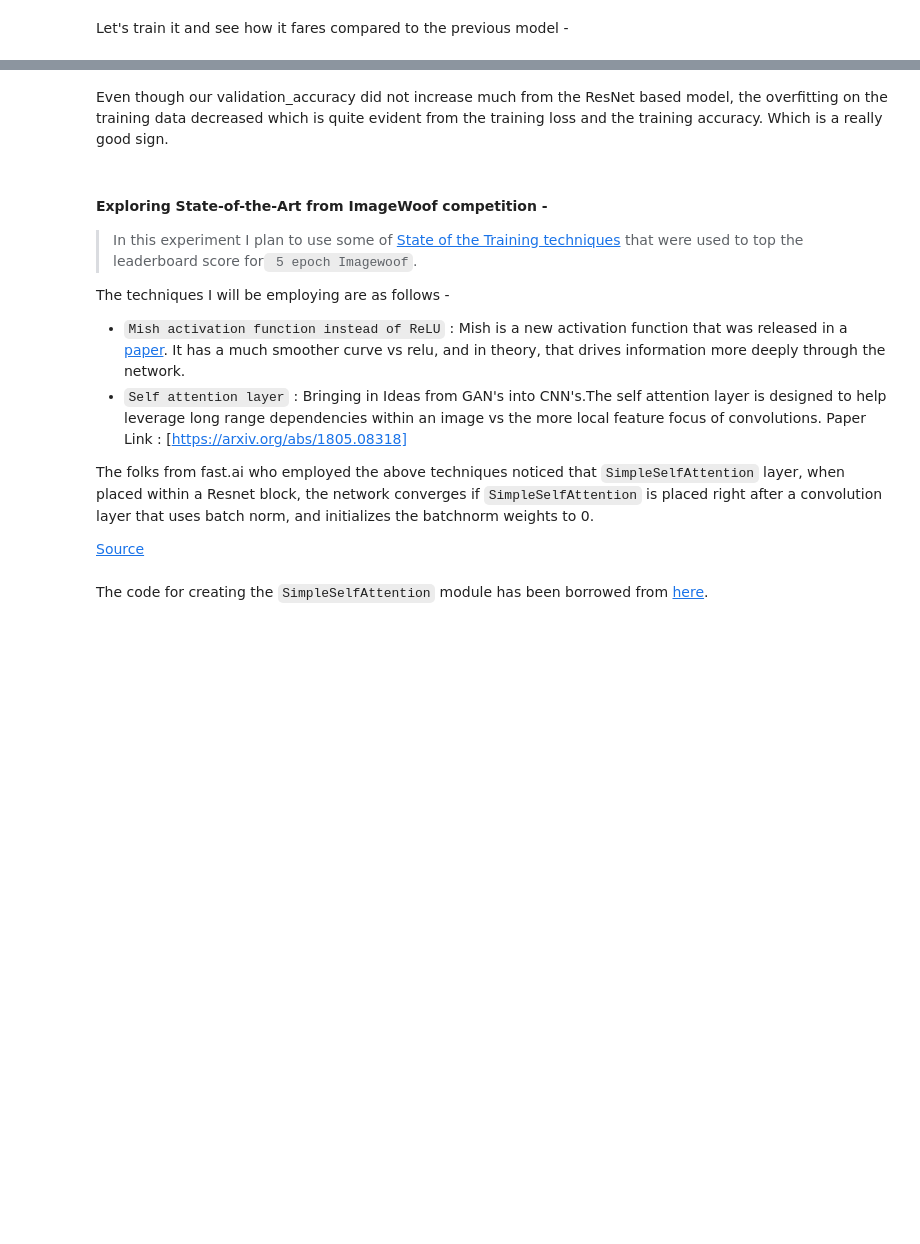
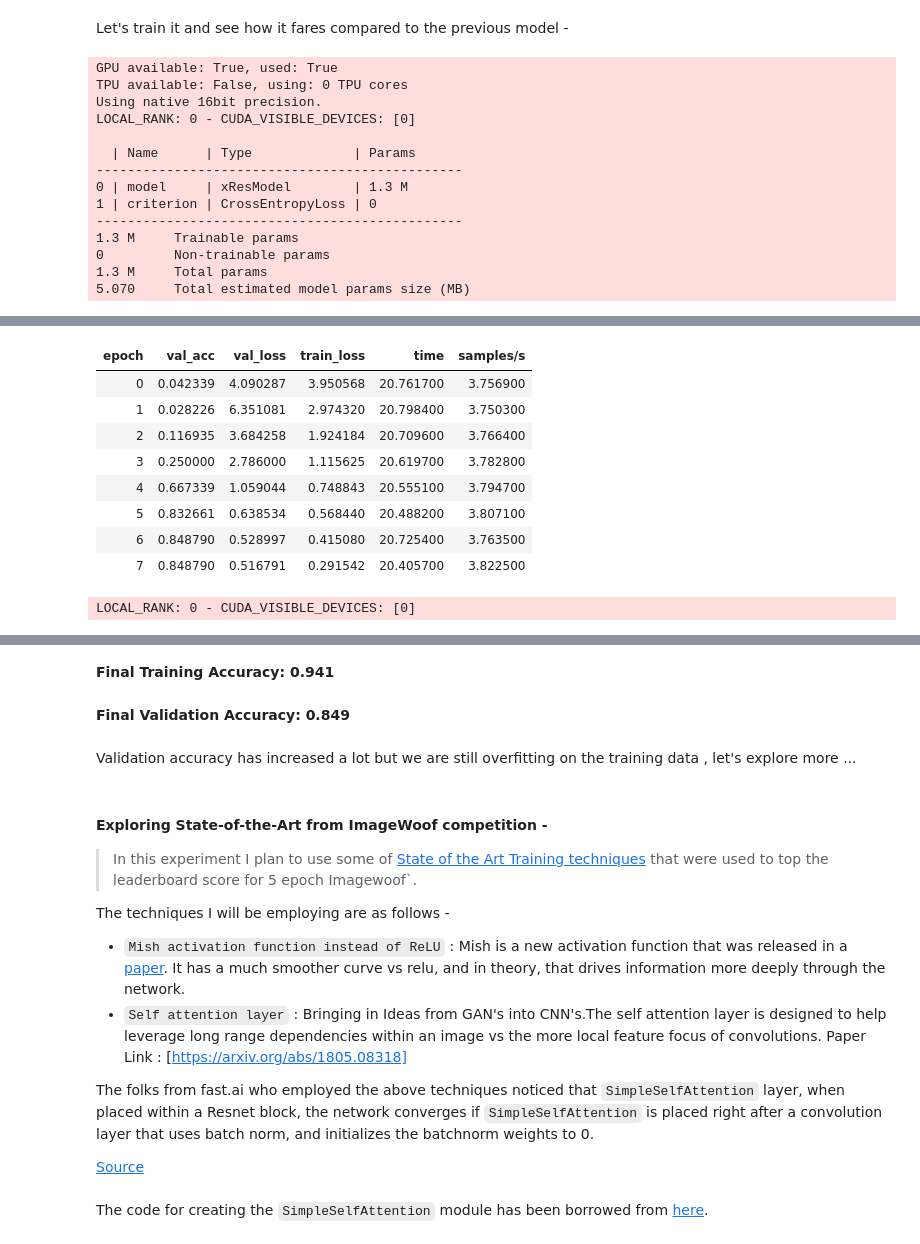
Before and after one commit to benihime91/midas-summer-internship-2021, a Jupyter notebook: midas_task_2_part_01.ipynb, the cells around one changed output, grey strips where cells are left out. Drawn from its saved outputs; the diff is of its cells as text; code cells hidden in the pictures; blank space fills up the shorter version.

```diff
--- a/midas_task_2_part_01.ipynb
+++ b/midas_task_2_part_01.ipynb
@@ -739,27 +758,20 @@ class xResModel(nn.Sequential):
             ConvBnDropBlock(in_chans=32, out_chans=32, kernel_size=3, stride=1, act_cls=act_cls, bias=False, use_bn=False),
             ConvBnDropBlock(in_chans=32, out_chans=64, kernel_size=3, stride=1, act_cls=act_cls, bias=False, use_bn=False),
         )
-
         pool = nn.MaxPool2d(kernel_size=3, stride=2, padding=1)
         conv_stem  = nn.Sequential(conv, pool)
-
-        resblock1 = xResBlock(in_chans=64, out_chans=64,  stride=1, kernel_size=3, act_cls=act_cls)
-        resblock2 = xResBlock(in_chans=64, out_chans=128, stride=2, kernel_size=3, act_cls=act_cls)
-
-        pool_flatten = nn.Sequential(OrderedDict(pool_layer=nn.AdaptiveAvgPool2d(1), flatten=nn.Flatten()))
-
-        predictor = nn.Sequential(nn.BatchNorm1d(128), nn.Dropout(0.3), act_cls(inplace=True),
-                                  nn.Linear(128, num_outputs, bias=False))
-
-        layers = OrderedDict(conv_stem=conv_stem, block1=resblock1, block2=resblock2, pool_flatten=pool_flatten, fc=predictor)
-
+        block1 = xResBlock(in_chans=64, out_chans=64,  stride=1, kernel_size=3, act_cls=act_cls)
+        block2 = xResBlock(in_chans=64, out_chans=128, stride=2, kernel_size=3, act_cls=act_cls)
+        block3 = xResBlock(in_chans=128,out_chans=256, stride=2, kernel_size=3, act_cls=act_cls)
+        pool_flatten = nn.Sequential(OrderedDict(pool=nn.AdaptiveAvgPool2d(1), flatten=nn.Flatten()))
+        fc = nn.Sequential(nn.Dropout(0.25), nn.Linear(256,num_outputs))
+        layers = OrderedDict(stem=conv_stem, block1=block1, block2=block2, block3=block3, pool_flatten=pool_flatten, fc=fc)
         super(xResModel, self).__init__(layers)
 # %% [markdown]
 Let's train it and see how it fares compared to the previous model -
 # %%
-%%time
 exp_name = "stage-01-xresblock"
-train_dl, valid_dl = get_data(base_tfms, valid_transforms=base_tfms)
+train_dl, valid_dl = get_data(base_tfms, valid_transforms=base_tfms, bs=32)
 
 # instantiate the model
 model = xResModel(num_outputs=len(CLASS_MAP))
@@ -779,5 +791,20 @@ trainer.fit(task, train_dataloader=train_dl, val_dataloaders=valid_dl)
 tst_res = trainer.test(ckpt_path="best", test_dataloaders=[train_dl, valid_dl], verbose=False)
 trn_acc, val_acc = tst_res[0]["test_acc/dataloader_idx_0"], tst_res[1]["test_acc/dataloader_idx_1"]
 
-display(Markdown(f"## Final Training Accuracy: {round(trn_acc, 3)}"))
-display(Markdown(f"## Final Validation Accuracy: {round(val_acc, 3)}"))
+display(Markdown(f"**Final Training Accuracy: {round(trn_acc, 3)}**"))
+display(Markdown(f"**Final Validation Accuracy: {round(val_acc, 3)}**"))
+# %% [output]
+GPU available: True, used: True
+TPU available: False, using: 0 TPU cores
+Using native 16bit precision.
+LOCAL_RANK: 0 - CUDA_VISIBLE_DEVICES: [0]
+
+  | Name      | Type             | Params
+-----------------------------------------------
+0 | model     | xResModel        | 1.3 M
+1 | criterion | CrossEntropyLoss | 0
+-----------------------------------------------
+1.3 M     Trainable params
+0         Non-trainable params
+1.3 M     Total params
+5.070     Total estimated model params size (MB)
@@ -783,0 +813,10 @@ display(Markdown(f"## Final Validation Accuracy: {round(val_acc, 3)}"))
+| epoch | val_acc | val_loss | train_loss | time | samples/s |
+| 0 | 0.042339 | 4.090287 | 3.950568 | 20.761700 | 3.756900 |
+| 1 | 0.028226 | 6.351081 | 2.974320 | 20.798400 | 3.750300 |
+| 2 | 0.116935 | 3.684258 | 1.924184 | 20.709600 | 3.766400 |
+| 3 | 0.250000 | 2.786000 | 1.115625 | 20.619700 | 3.782800 |
+| 4 | 0.667339 | 1.059044 | 0.748843 | 20.555100 | 3.794700 |
+| 5 | 0.832661 | 0.638534 | 0.568440 | 20.488200 | 3.807100 |
+| 6 | 0.848790 | 0.528997 | 0.415080 | 20.725400 | 3.763500 |
+| 7 | 0.848790 | 0.516791 | 0.291542 | 20.405700 | 3.822500 |
+LOCAL_RANK: 0 - CUDA_VISIBLE_DEVICES: [0]
@@ -784,5 +824,7 @@ display(Markdown(f"## Final Validation Accuracy: {round(val_acc, 3)}"))
+**Final Training Accuracy: 0.941**
+**Final Validation Accuracy: 0.849**
-# %% [markdown]
-Even though our validation_accuracy did not increase much from the ResNet based model, the overfitting on the training data decreased which is quite evident from the training loss and the training accuracy. Which is a really good sign.
+# %% [markdown]
+Validation accuracy has increased a lot but we are still overfitting on the training data , let's explore more ...
 # %%
 try:
     del model, trainer
@@ -796,7 +838,7 @@ gc.collect()
 torch.cuda.empty_cache()
 # %% [markdown]
 #### Exploring State-of-the-Art from ImageWoof competition -
-> In this experiment I plan to use some of [State of the Training techniques](https://forums.fast.ai/t/how-we-beat-the-5-epoch-imagewoof-leaderboard-score-some-new-techniques-to-consider/53453) that were used to top the leaderboard score for` 5 epoch Imagewoof`.
+> In this experiment I plan to use some of [State of the Art Training techniques](https://forums.fast.ai/t/how-we-beat-the-5-epoch-imagewoof-leaderboard-score-some-new-techniques-to-consider/53453) that were used to top the leaderboard score for 5 epoch Imagewoof`.
 
 
 
```
Also changed, not shown: parts of 33 cells of this notebook.
